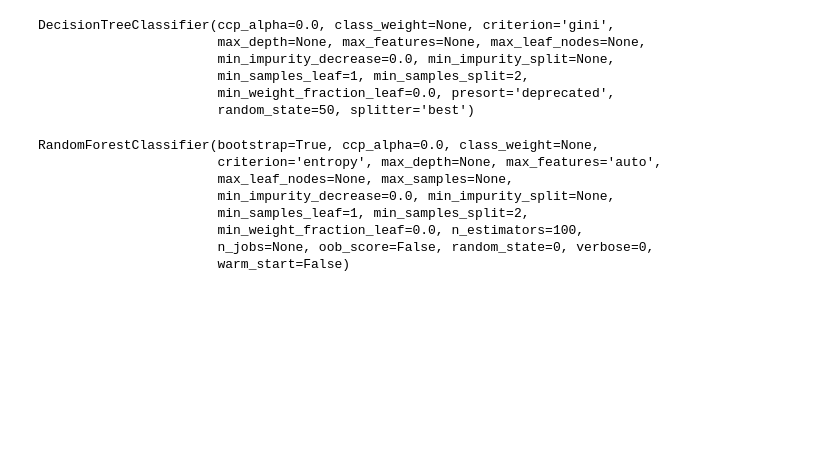
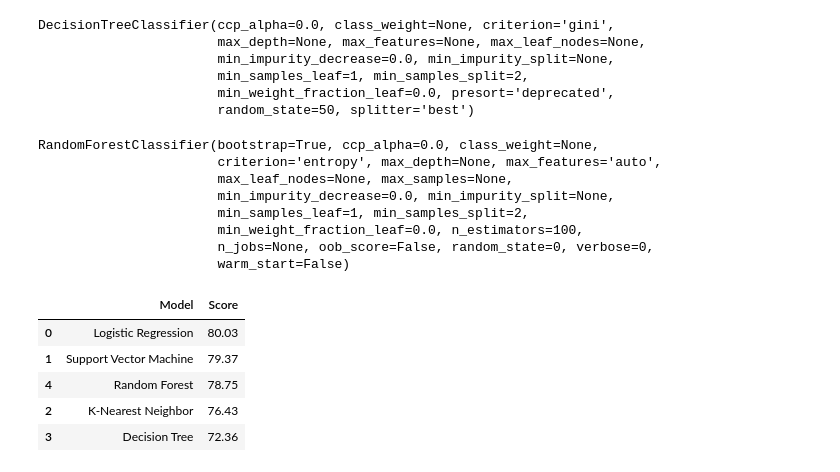
Before and after one commit to blondeincode/Telco_customer_churn_modelling, a Jupyter notebook: Telco_Customer_Churn_Modelling.ipynb, the cells around one changed output. Cells and saved outputs as stored; diff of their text form; code cells hidden in the pictures; blank space fills up the shorter version.

Commit message:
A summary of the results of machine learning algorithms has been added

```diff
--- a/Telco_Customer_Churn_Modelling.ipynb
+++ b/Telco_Customer_Churn_Modelling.ipynb
@@ -298,3 +299,19 @@ rf_pred = rf_model.predict(X_test)
 
 #Find accuracy using accuracy_score() method
 rf_accuracy = round(metrics.accuracy_score(y_test, rf_pred) * 100, 2)
+# %%
+#Summary of models and their precision
+model_summary = pd.DataFrame({
+    'Model' : ['Logistic Regression', 'Support Vector Machine', 'K-Nearest Neighbor',
+               'Decision Tree', 'Random Forest'],
+    'Score' : [logistic_accuracy, svc_accuracy, knn_accuracy, dt_accuracy, rf_accuracy]})
+# %%
+model_summary_df = model_summary.sort_values(by = 'Score', ascending = False)
+model_summary_df
+# %% [output]
+|  | Model | Score |
+| 0 | Logistic Regression | 80.03 |
+| 1 | Support Vector Machine | 79.37 |
+| 4 | Random Forest | 78.75 |
+| 2 | K-Nearest Neighbor | 76.43 |
+| 3 | Decision Tree | 72.36 |
```
Also changed, not shown: parts of 4 cells of this notebook.
